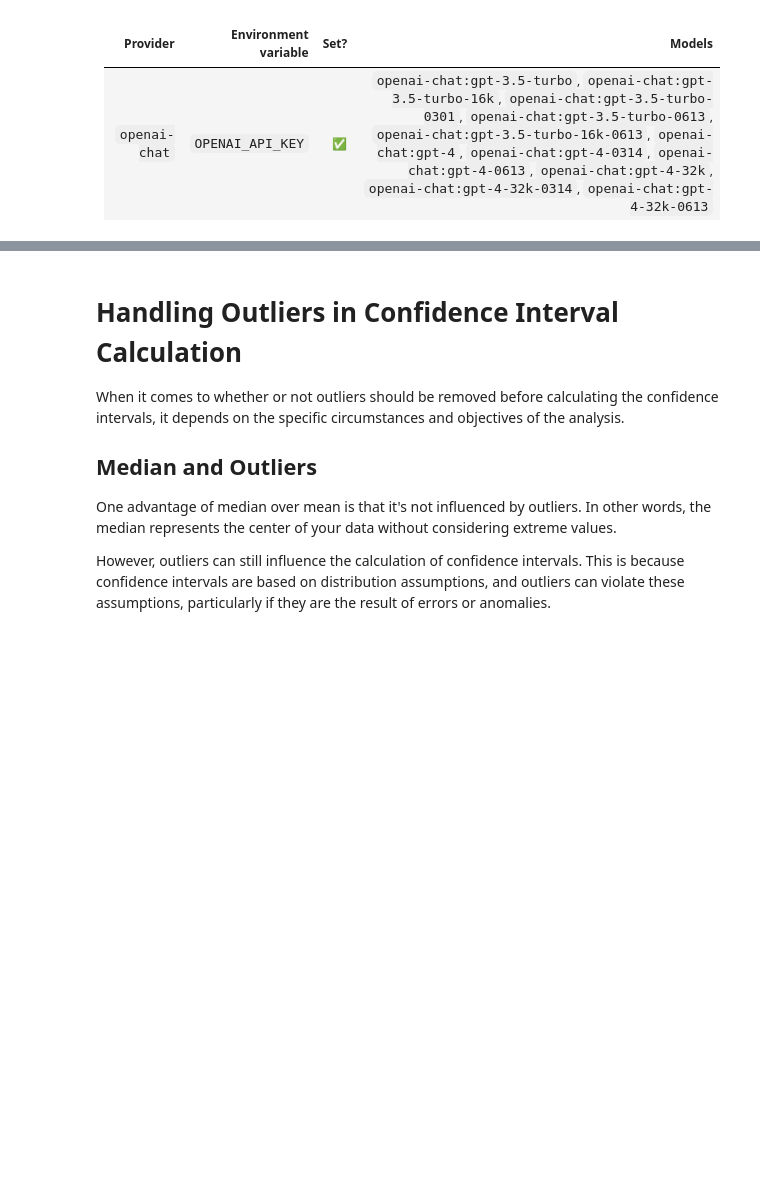
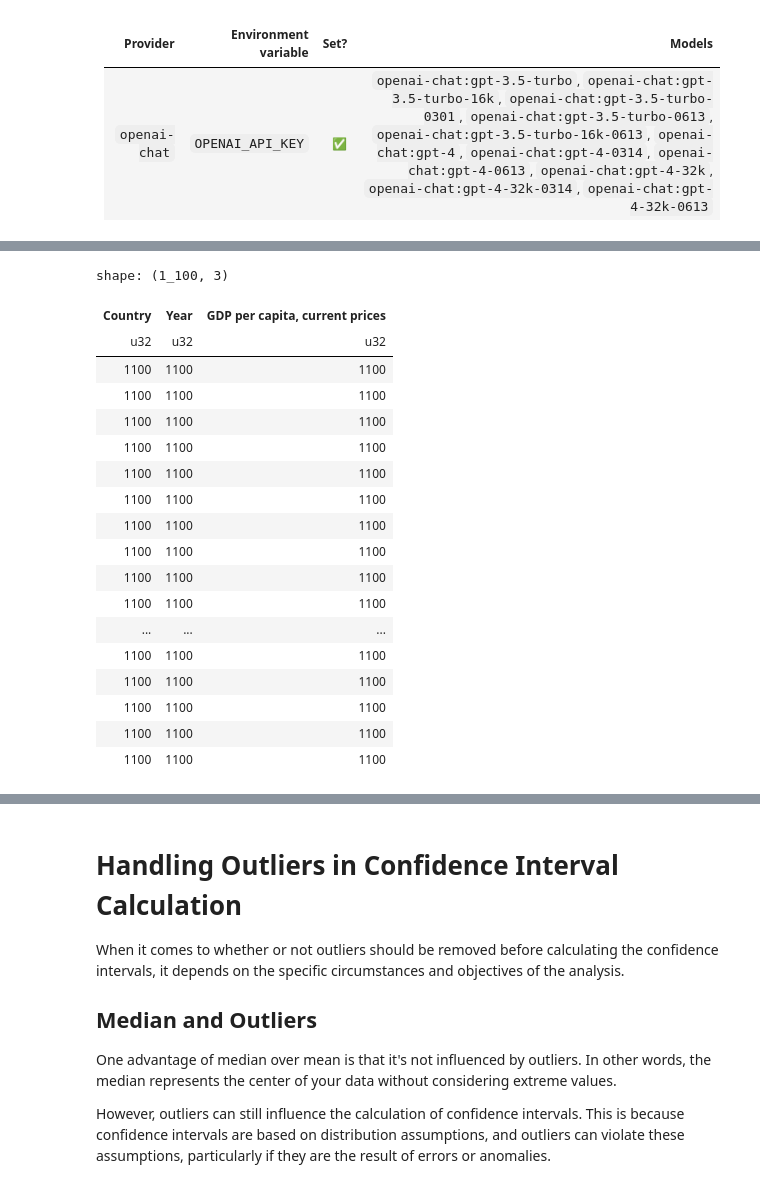
Before and after one commit to EduardoLZevallos/CFA_Franc_Analysis, a Jupyter notebook: scrap.ipynb, the cells around one changed output, grey strips where cells are left out. Saved outputs shown, nothing was run; the diff lists cells and outputs as text; code cells hidden in the pictures; blank space fills up the shorter version.

```diff
--- a/scrap.ipynb
+++ b/scrap.ipynb
@@ -66,0 +86,8 @@ So, in summary, the event-based nature of Locust is what makes it lightweight, h
+# %%
+label = label["label"].strip("\n")
+# %%
+all_data_dict = get_cfa_and_noncfa_data(indicator_abbrv, countries, all_countries)
+# %%
+df = get_imf_data_df(all_data_dict, label)
+# %%
+pl.Config.set_tbl_rows(-1)
@@ -66,0 +140,22 @@ So, in summary, the event-based nature of Locust is what makes it lightweight, h
+# %%
+df.with_columns(pl.all().is_null().count())
+# %% [output]
+shape: (1_100, 3)
+| Country | Year | GDP per capita, current prices |
+| u32 | u32 | u32 |
+| 1100 | 1100 | 1100 |
+| 1100 | 1100 | 1100 |
+| 1100 | 1100 | 1100 |
+| 1100 | 1100 | 1100 |
+| 1100 | 1100 | 1100 |
+| 1100 | 1100 | 1100 |
+| 1100 | 1100 | 1100 |
+| 1100 | 1100 | 1100 |
+| 1100 | 1100 | 1100 |
+| 1100 | 1100 | 1100 |
+| ... | ... | ... |
+| 1100 | 1100 | 1100 |
+| 1100 | 1100 | 1100 |
+| 1100 | 1100 | 1100 |
+| 1100 | 1100 | 1100 |
+| 1100 | 1100 | 1100 |
```
Also changed, not shown: parts of 53 cells of this notebook, 33 other files.
